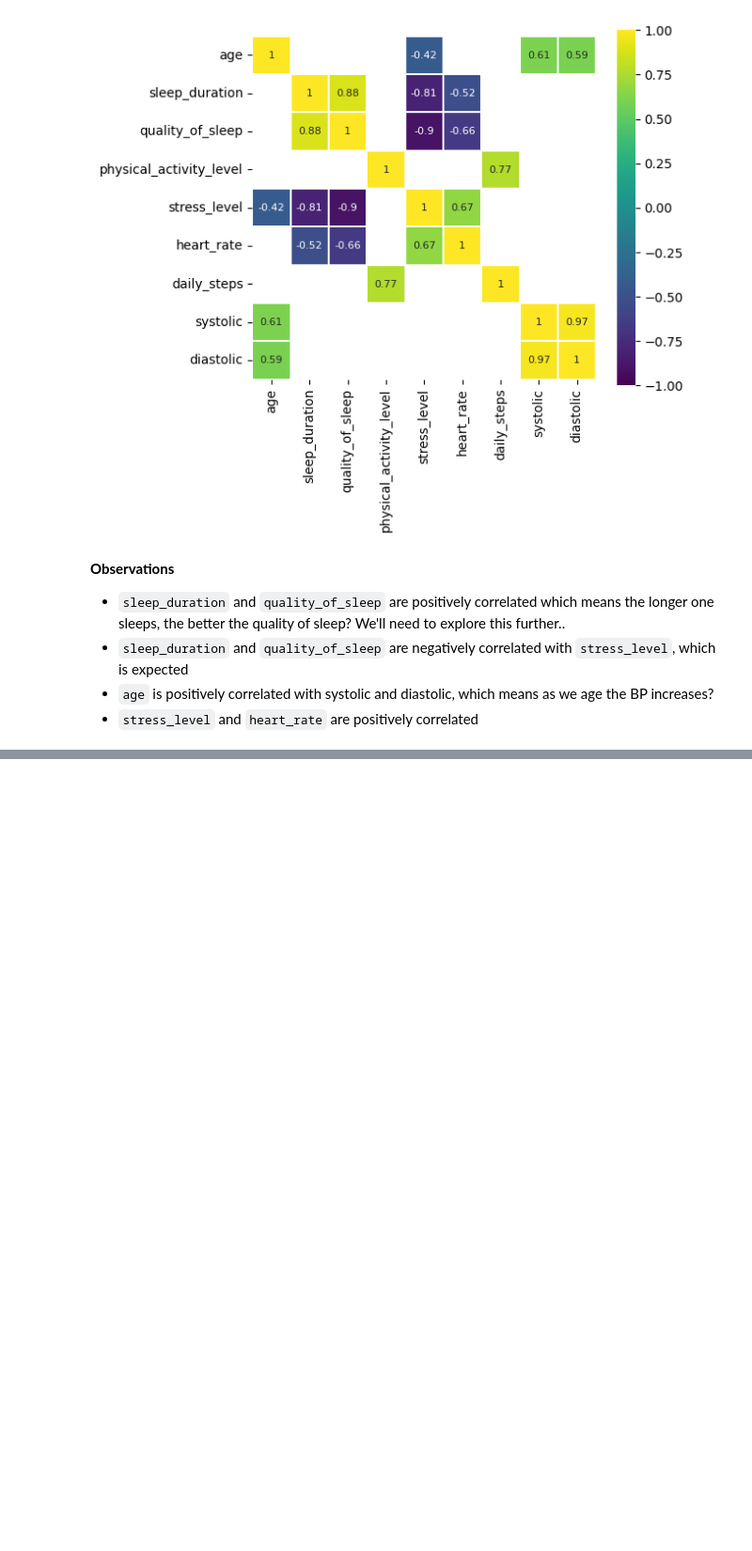
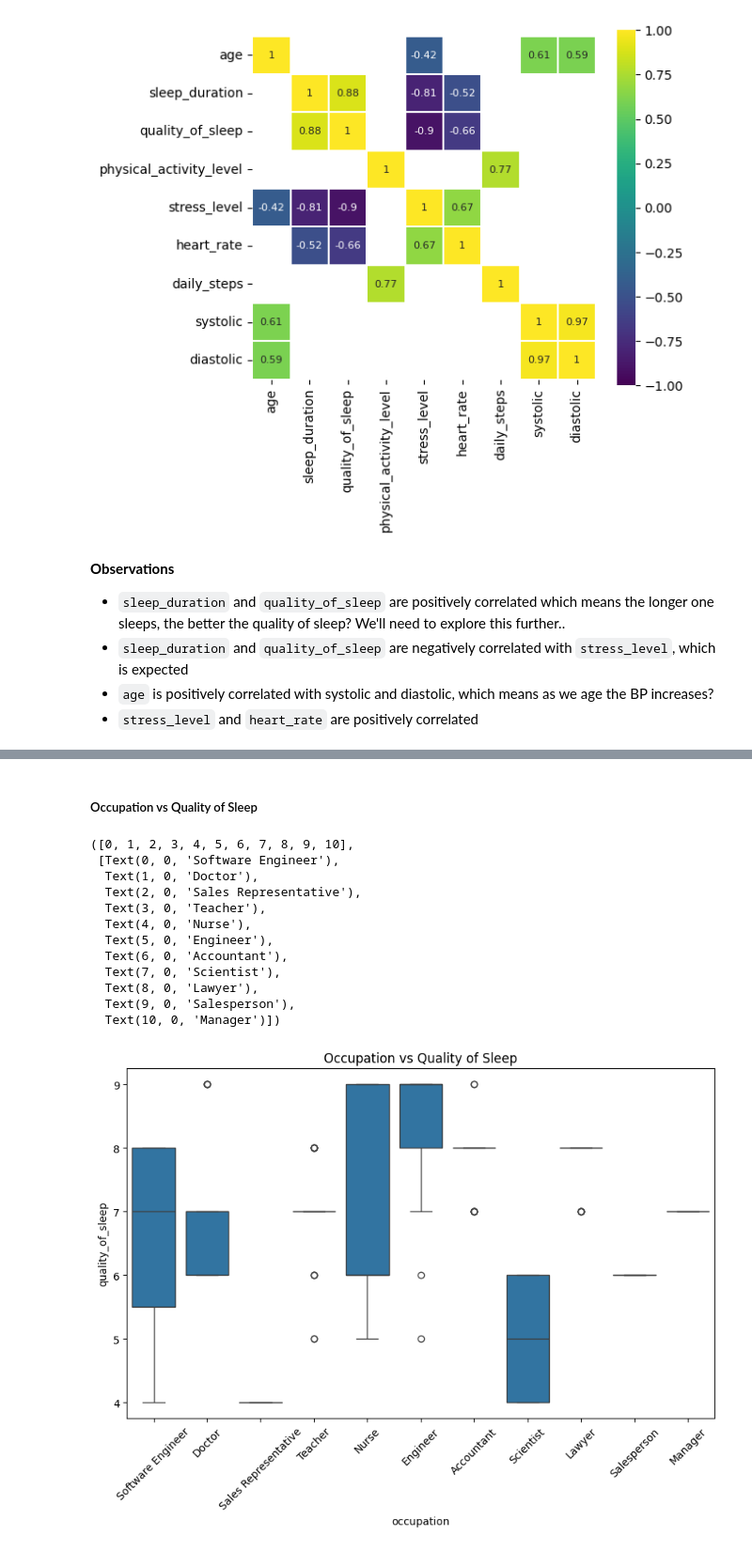
Before and after one commit to eadka/sleep-health-predictor, a Jupyter notebook: notebooks/notebook.ipynb, the cells around one changed output, grey strips where cells are left out. Shown: that part at 94% size. Cells and saved outputs as stored; diff of their text form; code cells hidden in the pictures; blank space fills up the shorter version.

```diff
--- a/notebooks/notebook.ipynb
+++ b/notebooks/notebook.ipynb
@@ -190,0 +246,22 @@ sns.heatmap(corr[(corr >= 0.5) | (corr <= -0.4)],
+# %% [markdown]
+##### Occupation vs Quality of Sleep
+# %%
+plt.figure(figsize = (10, 6))
+ax = sns.boxplot(x='occupation', y='quality_of_sleep', data=df)
+plt.setp(ax.artists, alpha=.5, linewidth=2, edgecolor="k")
+plt.title('Occupation vs Quality of Sleep')
+plt.xticks(rotation=45)
+# %% [output]
+([0, 1, 2, 3, 4, 5, 6, 7, 8, 9, 10],
+ [Text(0, 0, 'Software Engineer'),
+  Text(1, 0, 'Doctor'),
+  Text(2, 0, 'Sales Representative'),
+  Text(3, 0, 'Teacher'),
+  Text(4, 0, 'Nurse'),
+  Text(5, 0, 'Engineer'),
+  Text(6, 0, 'Accountant'),
+  Text(7, 0, 'Scientist'),
+  Text(8, 0, 'Lawyer'),
+  Text(9, 0, 'Salesperson'),
+  Text(10, 0, 'Manager')])
+[figure, added]
```
Also changed, not shown: parts of 15 cells of this notebook.
